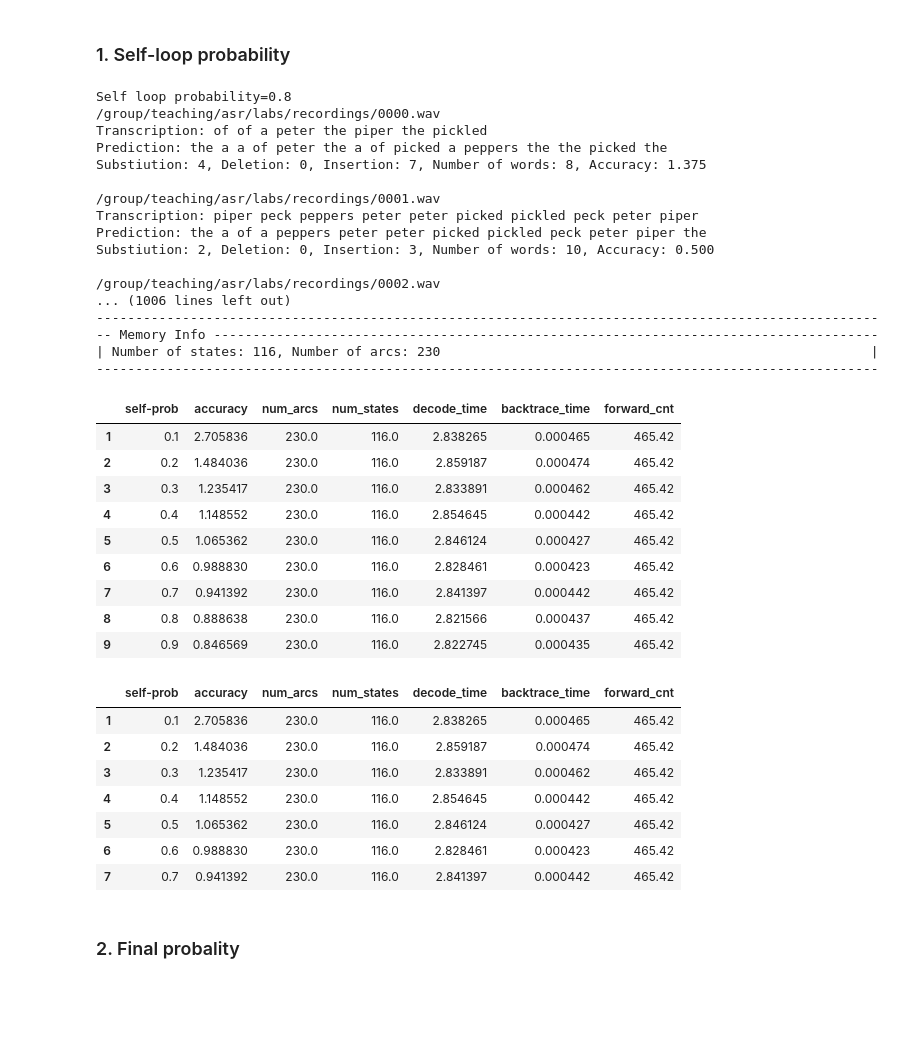
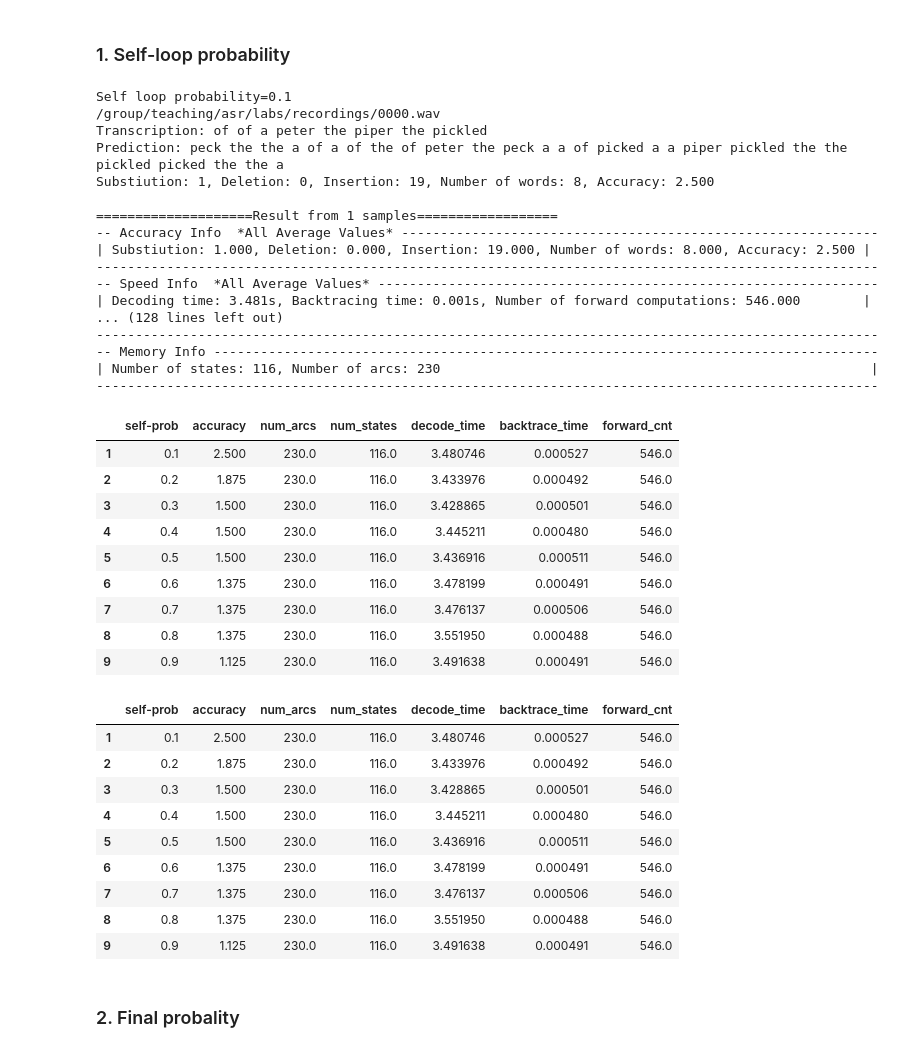
Before and after one commit to LIM-june/INFR11033_assignment, a Jupyter notebook: assignment.ipynb, the cells around one changed output. Drawn from its saved outputs; the diff is of its cells as text; code cells hidden in the pictures; blank space fills up the shorter version.

```diff
--- a/assignment.ipynb
+++ b/assignment.ipynb
@@ -37,9 +37,9 @@ import numpy as np
 import time
 # %%
 class CFG:
-    DEBUG = False
+    DEBUG = True
     if DEBUG:
-        sample_num = 2
+        sample_num = 1
     else:
         sample_num = 100
 # %% [markdown]
@@ -420,13 +420,18 @@ def read_transcription(wav_file):
 class ASR:
 
     def __init__(self, wfst, decoder, audio_file_name, sample_num=5, self_loop_prob=None,
-                 final_prob_dict=None, uni_prob_dict=None):
+                 final_prob_dict=None, uni_prob_dict=None, bi_prob_dict=None):
         """
         """
         self.self_loop_prob = self_loop_prob
         self.uni_prob_dict = uni_prob_dict
-        self.wfst = wfst(self_loop_prob=self.self_loop_prob,
-                         final_prob_dict = final_prob_dict, uni_prob_dict = uni_prob_dict).f
+        self.bi_prob_dict = bi_prob_dict
+        if self.bi_prob_dict == None:
+            self.wfst = wfst(self_loop_prob=self.self_loop_prob,
+                             final_prob_dict = final_prob_dict, uni_prob_dict = uni_prob_dict).f
+        else:
+            self.wfst = wfst(self_loop_prob=self.self_loop_prob,
+                             final_prob_dict = final_prob_dict, bi_prob_dict = bi_prob_dict).f
         self.decoder = decoder
         self.audio_file_name = audio_file_name
         self.sample_num = sample_num
@@ -578,59 +583,61 @@ Transcription: peck of peck pickled pickled picked piper peck picked a
 # %% [markdown]
 ### 1. Self-loop probability
 # %%
-# result_df_2_1 = pd.DataFrame(columns=["self-prob", "accuracy","num_arcs",
-#                                       "num_states","decode_time", "backtrace_time", "forward_cnt"])
+result_df_2_1 = pd.DataFrame(columns=["self-prob", "accuracy","num_arcs",
+                                      "num_states","decode_time", "backtrace_time", "forward_cnt"])
 for i in range(1, 10):
     prob = i * 0.1
     print("Self loop probability={}".format(prob))
     asr = ASR(BaselineWfst, BaselineViterbiDecoder, '/group/teaching/asr/labs/recordings/*.wav', sample_num=CFG.sample_num, self_loop_prob=prob)
     tmp = pd.Series([prob, asr.accuracy, asr.num_arcs, asr.wfst.num_states(),
                      asr.decode_time, asr.backtrace_time, asr.forward_cnt], index=result_df_2_1.columns, name=i)
     result_df_2_1 = result_df_2_1.append(tmp)
 if CFG.DEBUG == False:
     result_df_2_1.to_csv("task_2_self_loop_df.csv",index=False)
 result_df_2_1
 # %% [output]
-Self loop probability=0.8
+Self loop probability=0.1
 /group/teaching/asr/labs/recordings/0000.wav
 Transcription: of of a peter the piper the pickled
-Prediction: the a a of peter the a of picked a peppers the the picked the
-Substiution: 4, Deletion: 0, Insertion: 7, Number of words: 8, Accuracy: 1.375
+Prediction: peck the the a of a of the of peter the peck a a of picked a a piper pickled the the pickled picked the the a
+Substiution: 1, Deletion: 0, Insertion: 19, Number of words: 8, Accuracy: 2.500
 
-/group/teaching/asr/labs/recordings/0001.wav
-Transcription: piper peck peppers peter peter picked pickled peck peter piper
-Prediction: the a of a peppers peter peter picked pickled peck peter piper the
-Substiution: 2, Deletion: 0, Insertion: 3, Number of words: 10, Accuracy: 0.500
-
-/group/teaching/asr/labs/recordings/0002.wav
-... (1006 lines left out)
+====================Result from 1 samples==================
+-- Accuracy Info  *All Average Values* -------------------------------------------------------------
+| Substiution: 1.000, Deletion: 0.000, Insertion: 19.000, Number of words: 8.000, Accuracy: 2.500 |
+----------------------------------------------------------------------------------------------------
+-- Speed Info  *All Average Values* ----------------------------------------------------------------
+| Decoding time: 3.481s, Backtracing time: 0.001s, Number of forward computations: 546.000        |
+... (128 lines left out)
 ----------------------------------------------------------------------------------------------------
 -- Memory Info -------------------------------------------------------------------------------------
 | Number of states: 116, Number of arcs: 230                                                       |
 ----------------------------------------------------------------------------------------------------
 |  | self-prob | accuracy | num_arcs | num_states | decode_time | backtrace_time | forward_cnt |
-| 1 | 0.1 | 2.705836 | 230.0 | 116.0 | 2.838265 | 0.000465 | 465.42 |
-| 2 | 0.2 | 1.484036 | 230.0 | 116.0 | 2.859187 | 0.000474 | 465.42 |
-| 3 | 0.3 | 1.235417 | 230.0 | 116.0 | 2.833891 | 0.000462 | 465.42 |
-| 4 | 0.4 | 1.148552 | 230.0 | 116.0 | 2.854645 | 0.000442 | 465.42 |
-| 5 | 0.5 | 1.065362 | 230.0 | 116.0 | 2.846124 | 0.000427 | 465.42 |
-| 6 | 0.6 | 0.988830 | 230.0 | 116.0 | 2.828461 | 0.000423 | 465.42 |
-| 7 | 0.7 | 0.941392 | 230.0 | 116.0 | 2.841397 | 0.000442 | 465.42 |
-| 8 | 0.8 | 0.888638 | 230.0 | 116.0 | 2.821566 | 0.000437 | 465.42 |
-| 9 | 0.9 | 0.846569 | 230.0 | 116.0 | 2.822745 | 0.000435 | 465.42 |
+| 1 | 0.1 | 2.500 | 230.0 | 116.0 | 3.480746 | 0.000527 | 546.0 |
+| 2 | 0.2 | 1.875 | 230.0 | 116.0 | 3.433976 | 0.000492 | 546.0 |
+| 3 | 0.3 | 1.500 | 230.0 | 116.0 | 3.428865 | 0.000501 | 546.0 |
+| 4 | 0.4 | 1.500 | 230.0 | 116.0 | 3.445211 | 0.000480 | 546.0 |
+| 5 | 0.5 | 1.500 | 230.0 | 116.0 | 3.436916 | 0.000511 | 546.0 |
+| 6 | 0.6 | 1.375 | 230.0 | 116.0 | 3.478199 | 0.000491 | 546.0 |
+| 7 | 0.7 | 1.375 | 230.0 | 116.0 | 3.476137 | 0.000506 | 546.0 |
+| 8 | 0.8 | 1.375 | 230.0 | 116.0 | 3.551950 | 0.000488 | 546.0 |
+| 9 | 0.9 | 1.125 | 230.0 | 116.0 | 3.491638 | 0.000491 | 546.0 |
 # %%
 if CFG.DEBUG == False:
     result_df_2_1.to_csv("task_2_self_loop_df_1_7.csv",index=False)
 result_df_2_1
 # %% [output]
 |  | self-prob | accuracy | num_arcs | num_states | decode_time | backtrace_time | forward_cnt |
-| 1 | 0.1 | 2.705836 | 230.0 | 116.0 | 2.838265 | 0.000465 | 465.42 |
-| 2 | 0.2 | 1.484036 | 230.0 | 116.0 | 2.859187 | 0.000474 | 465.42 |
-| 3 | 0.3 | 1.235417 | 230.0 | 116.0 | 2.833891 | 0.000462 | 465.42 |
-| 4 | 0.4 | 1.148552 | 230.0 | 116.0 | 2.854645 | 0.000442 | 465.42 |
-| 5 | 0.5 | 1.065362 | 230.0 | 116.0 | 2.846124 | 0.000427 | 465.42 |
-| 6 | 0.6 | 0.988830 | 230.0 | 116.0 | 2.828461 | 0.000423 | 465.42 |
-| 7 | 0.7 | 0.941392 | 230.0 | 116.0 | 2.841397 | 0.000442 | 465.42 |
+| 1 | 0.1 | 2.500 | 230.0 | 116.0 | 3.480746 | 0.000527 | 546.0 |
+| 2 | 0.2 | 1.875 | 230.0 | 116.0 | 3.433976 | 0.000492 | 546.0 |
+| 3 | 0.3 | 1.500 | 230.0 | 116.0 | 3.428865 | 0.000501 | 546.0 |
+| 4 | 0.4 | 1.500 | 230.0 | 116.0 | 3.445211 | 0.000480 | 546.0 |
+| 5 | 0.5 | 1.500 | 230.0 | 116.0 | 3.436916 | 0.000511 | 546.0 |
+| 6 | 0.6 | 1.375 | 230.0 | 116.0 | 3.478199 | 0.000491 | 546.0 |
+| 7 | 0.7 | 1.375 | 230.0 | 116.0 | 3.476137 | 0.000506 | 546.0 |
+| 8 | 0.8 | 1.375 | 230.0 | 116.0 | 3.551950 | 0.000488 | 546.0 |
+| 9 | 0.9 | 1.125 | 230.0 | 116.0 | 3.491638 | 0.000491 | 546.0 |
 # %% [markdown]
 ### 2. Final probality
 # %%
```
Also changed, not shown: parts of 11 cells of this notebook, 6 other files.
